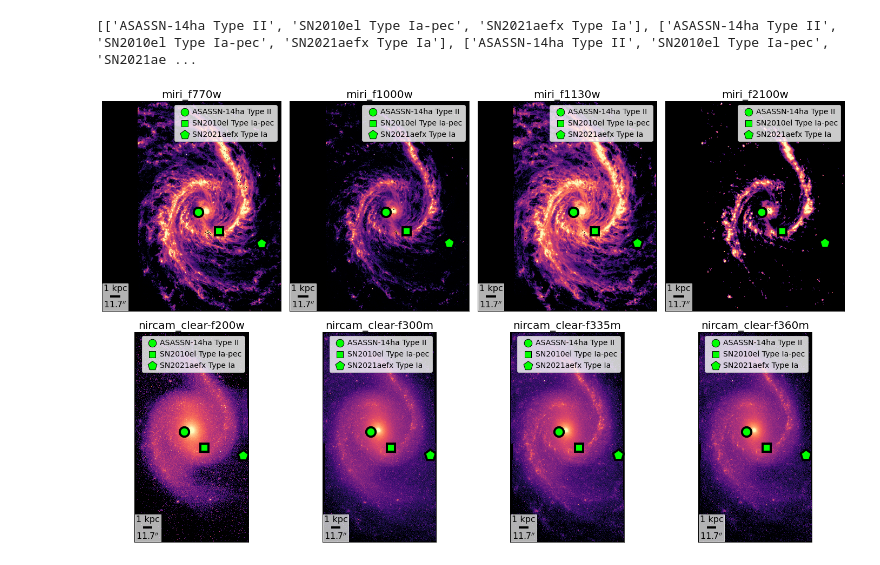
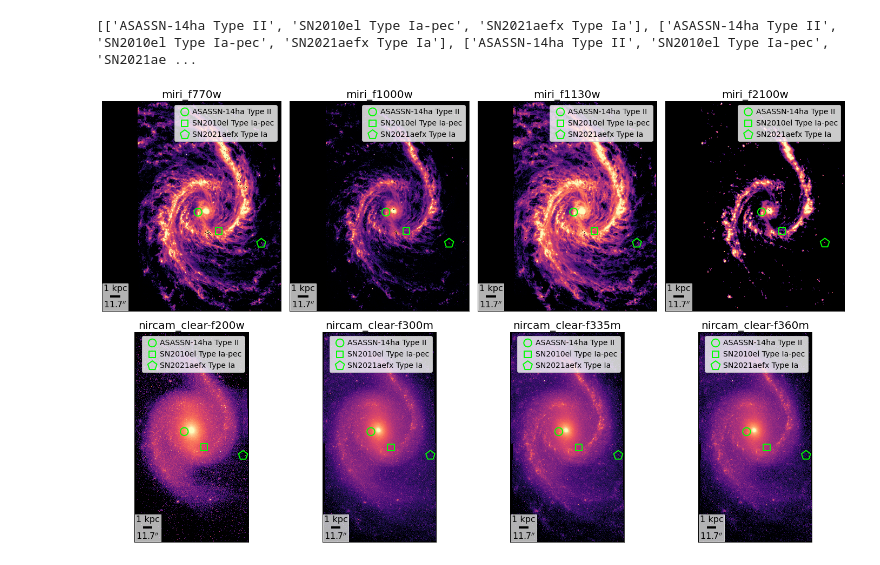
Before and after one commit to NessMayker/SNeJWST, a Jupyter notebook: Code/0.JWST_NGC1566_Panels.ipynb, the cells around one changed output. Cells and saved outputs as stored; diff of their text form; code cells hidden in the pictures.

Commit message:
small edits on panel plots

```diff
--- a/Code/0.JWST_NGC1566_Panels.ipynb
+++ b/Code/0.JWST_NGC1566_Panels.ipynb
@@ -188,36 +188,37 @@ for plot in plots:
 
 #     neb_arr, neb_ftp = reproject_interp(neb_hdu, hdus[m][1].header)
 
 
     xArr, yArr = wcss[m].wcs_world2pix(ras[m],decs[m],0)
 
     logplot = np.log10(plot)
     axs[i][j].imshow(logplot, cmap=current_cmap, aspect="equal",
                      origin = "lower", interpolation = "nearest",
                     vmin=np.log10(vmm[m][0]), vmax=np.log10(vmm[m][1]))
     axs[i][j].set_title(imgs[m], fontsize=20)
     axs[i][j].set_xticks([])
     axs[i][j].set_yticks([])
 
     for n in range(len(decs[m])):
-        axs[i][j].scatter(xArr[n], yArr[n], color = "black", marker = markerShapes[n], s = markerEdges[n], zorder=2)
-        axs[i][j].scatter(xArr[n], yArr[n], color = "lime", marker = markerShapes[n], s = markerSizes[n], edgecolor="black", label = legendLabels[m][n], zorder = 2)
+#         axs[i][j].scatter(xArr[n], yArr[n], color = "black", marker = markerShapes[n], s = markerEdges[n], zorder=2)
+        axs[i][j].scatter(xArr[n], yArr[n], facecolor = "none", marker = markerShapes[n], s = markerSizes[n],
+                          edgecolor="lime", linewidth=2, label = legendLabels[m][n], zorder = 2)
     axs[i][j].legend(loc="best", fontsize=14, handletextpad=0.007)
     axs[i][j].add_artist(scalebars[m])
 #     axs[i][j].imshow(neb_arr, alpha = 0.2)
 
     j+=1
     if j%PLOTS_PER_ROW==0:
         i+=1
         j=0
     m+=1
 
 plt.subplots_adjust(wspace=-0.45, hspace=0.1)
 plt.show()
 fig.savefig("../Figures/NGC1566allPanels.png", dpi=300)
 plt.close()
 # %% [output]
-[figure, old version]
+[figure, new version]
 # %%
 # Get angular sizes of interest ready
 
```
Also changed, not shown: parts of 2 cells of this notebook, 4 other files.
